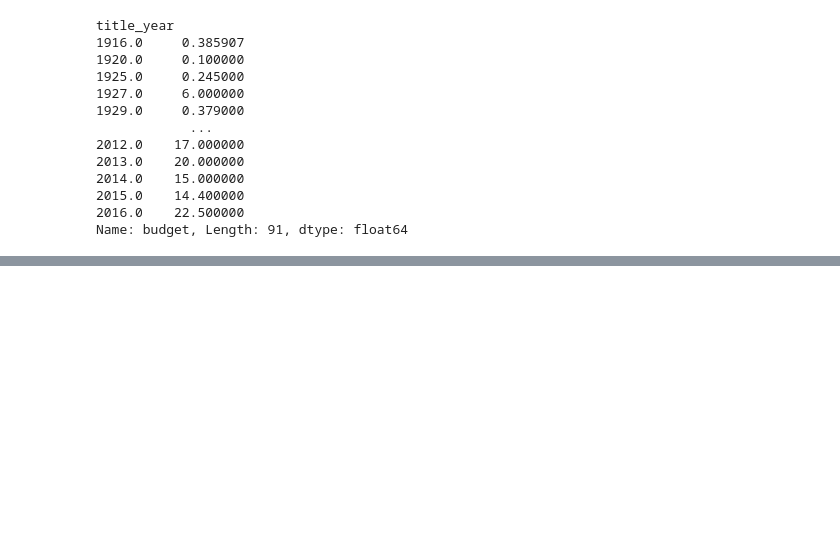
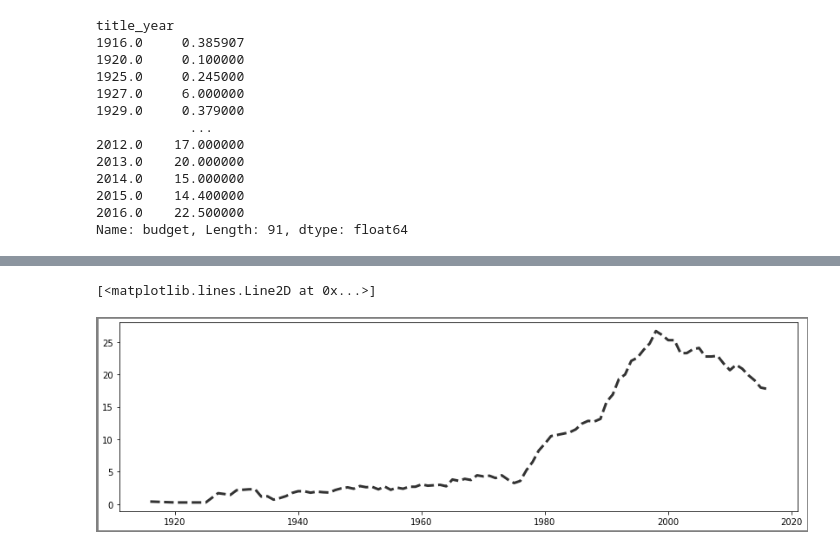
Before and after one commit to son50git/PKT_004_Visualizaiton_PY_MTL, a Jupyter notebook: PKT_004_Rework_02.ipynb, the cells around one changed output, grey strips where cells are left out. Saved outputs shown, nothing was run; the diff lists cells and outputs as text; code cells hidden in the pictures; blank space fills up the shorter version.

```diff
--- a/PKT_004_Rework_02.ipynb
+++ b/PKT_004_Rework_02.ipynb
@@ -89,0 +124,9 @@ med_budget_roll.tail()
+# %%
+fig, ax = plt.subplots(figsize=(14,4), linewidth=5, edgecolor='.5')
+ax.plot(years, budget, linestyle='--', linewidth=3, color='.2', label='All Movies')
+# text_kwargs=dict(fontsize=20, family='cursive')
+# ax.set_title('Median Movie Budget', **text_kwargs)
+# ax.set_ylabel('Millions of Dollars', **text_kwargs)
+# %% [output]
+[<matplotlib.lines.Line2D at 0x...>]
+[figure, added]
```
Also changed, not shown: parts of 22 cells of this notebook.
